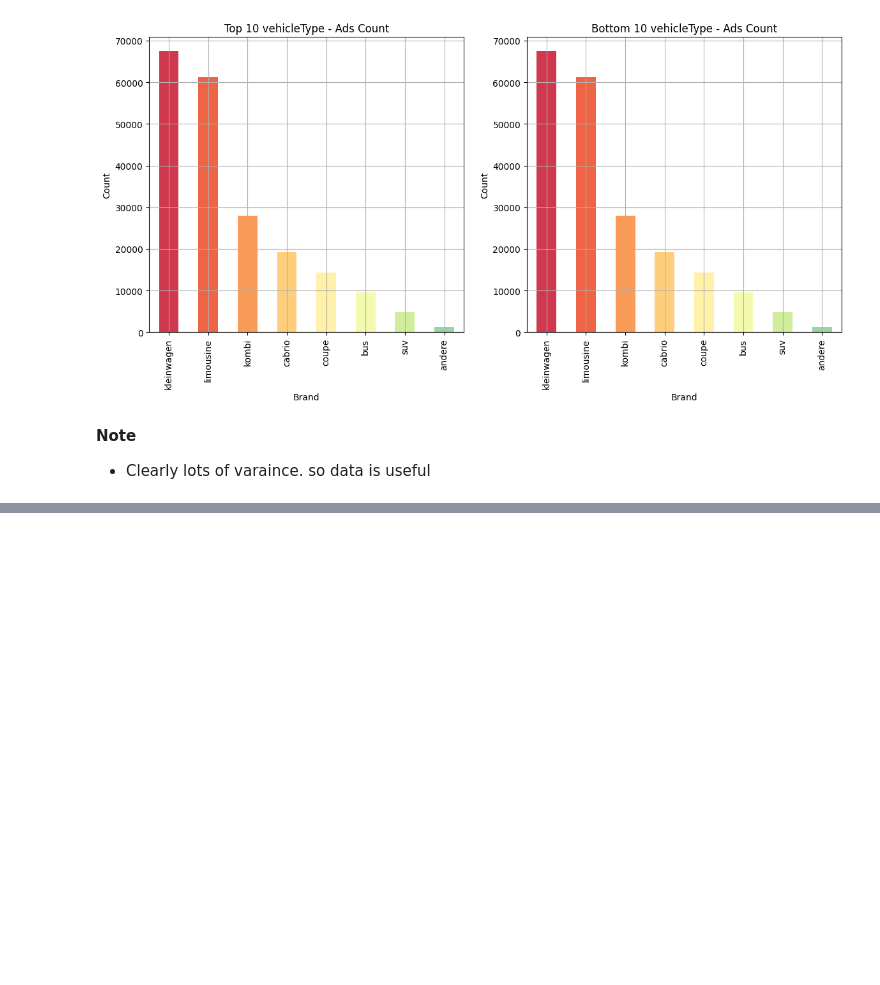
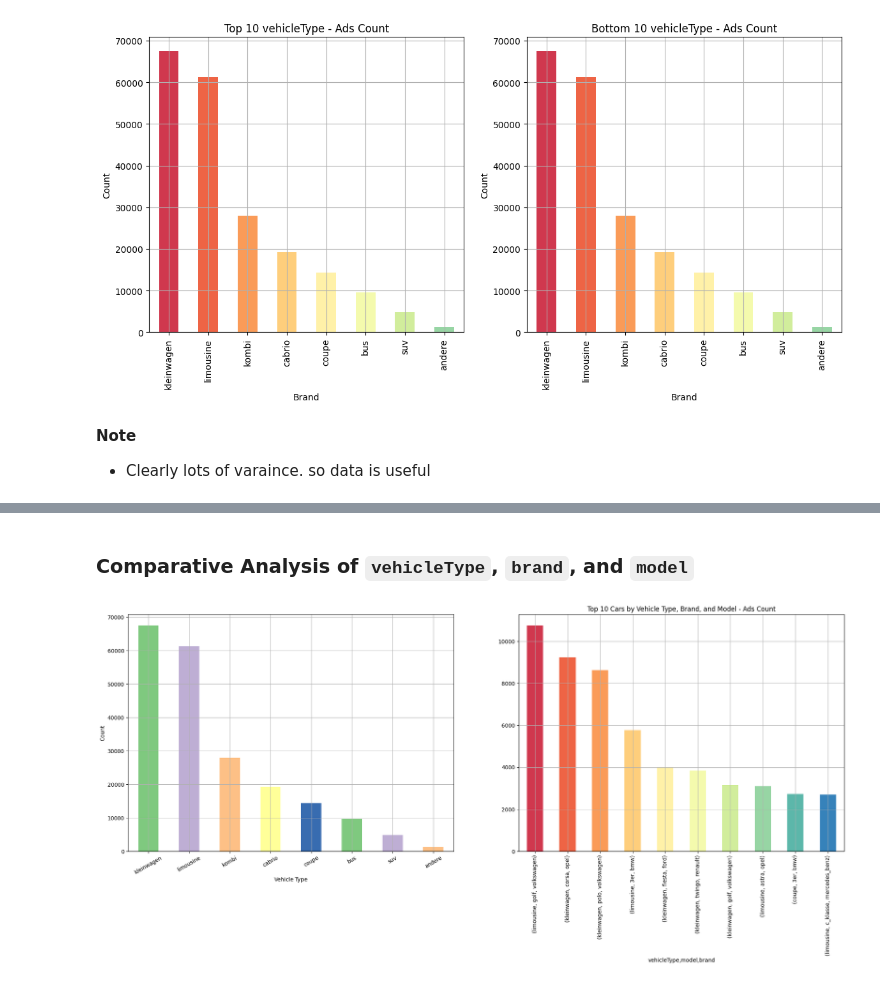
Before and after one commit to Prasadkurapati/CarDataAnalysis, a Jupyter notebook: script.ipynb, the cells around one changed output, grey strips where cells are left out. Saved outputs shown, nothing was run; the diff lists cells and outputs as text; code cells hidden in the pictures; blank space fills up the shorter version.

```diff
--- a/script.ipynb
+++ b/script.ipynb
@@ -251,0 +267,12 @@ plt.show()
+# %% [markdown]
+### Comparative Analysis of `vehicleType`, `brand`, and `model`
+# %%
+group_by_vehicle_type = df.groupby('vehicleType')[['model', 'brand']].value_counts().sort_values(ascending=False)
+
+fig, axes = plt.subplots(nrows=1, ncols=2, figsize=(24, 8))
+
+df['vehicleType'].value_counts().plot(kind='bar', color=colors_5, ax=axes[0], grid=True, rot=30, xlabel='Vehicle Type', ylabel='Count', title='')
+group_by_vehicle_type.head(10).plot(kind='bar', grid=True, color=colors_10_1, ax=axes[1], title='Top 10 Cars by Vehicle Type, Brand, and Model - Ads Count')
+plt.show()
+# %% [output]
+[figure, added]
```
Also changed, not shown: parts of 38 cells of this notebook, 1 other file.
